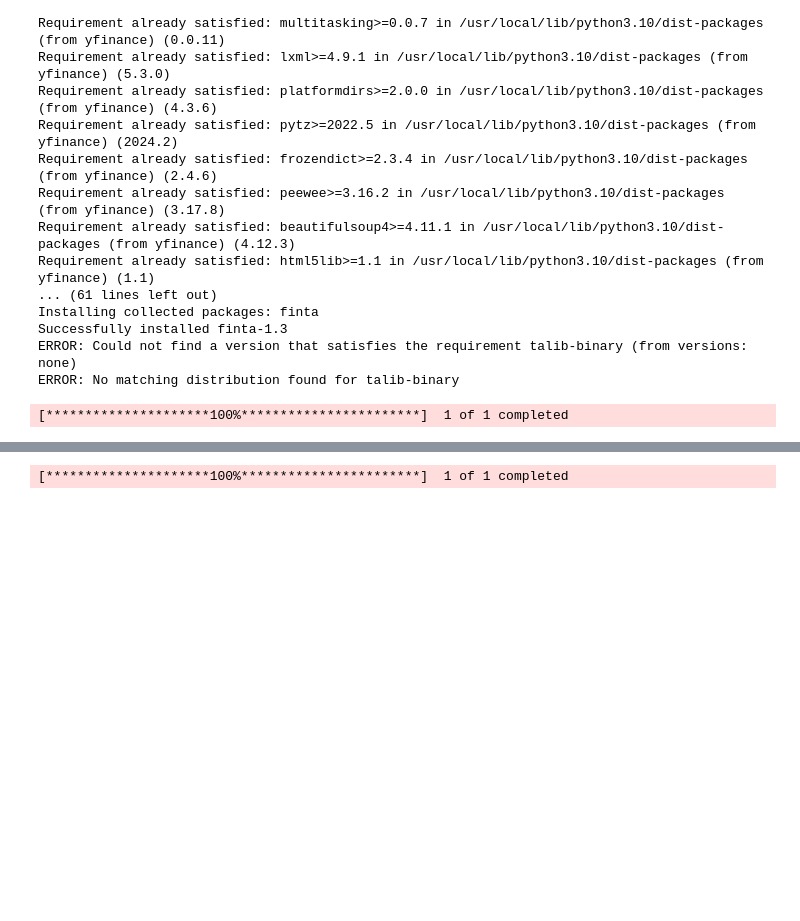
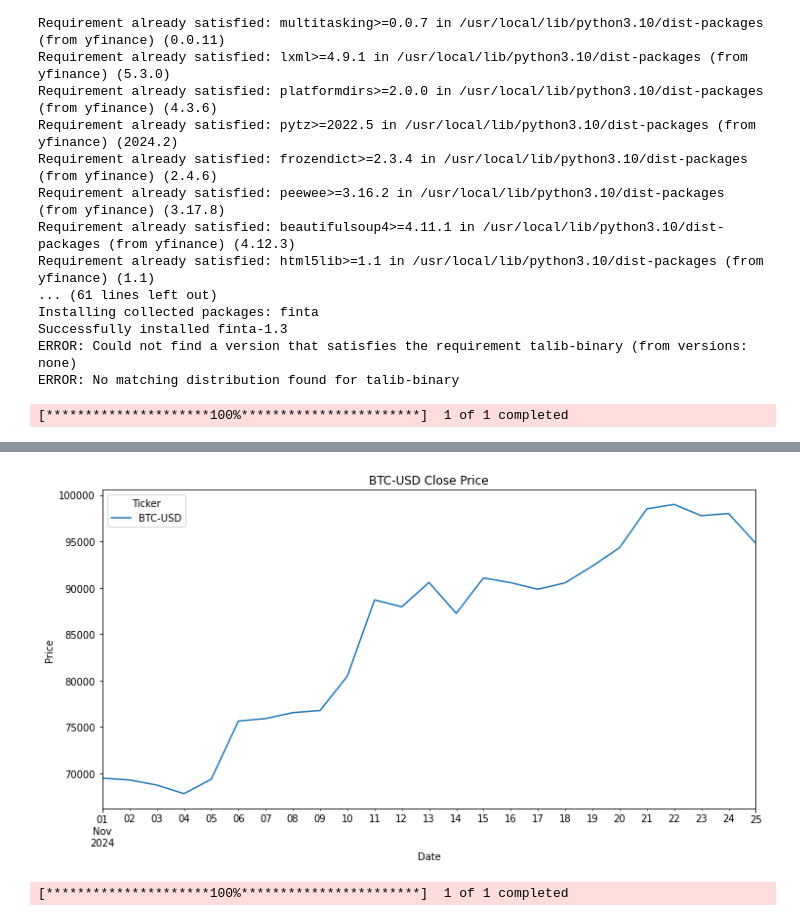
Before and after one commit to tal-rsg/analys_trade, a Jupyter notebook: analys_btc_trade.ipynb, the cells around one changed output, grey strips where cells are left out. Saved outputs shown, nothing was run; the diff lists cells and outputs as text; code cells hidden in the pictures; blank space fills up the shorter version.

```diff
--- a/analys_btc_trade.ipynb
+++ b/analys_btc_trade.ipynb
@@ -83,0 +95,4 @@ percentual_diff
+# %%
+df_btc_filter = df[df.index >= '2024-11-01']
+
+df_btc_filter.head()
@@ -84,3 +108,12 @@ percentual_diff
+# %%
+# Assuming 'Close' is the column you want to plot
+df_btc_filter['Close'].plot(figsize=(12, 6))
+plt.title('BTC-USD Close Price')
+plt.ylabel('Price')
+plt.xlabel('Date')
+plt.show()
+# %% [output]
+[figure, added]
 # %%
 df_acao_ita = yf.download('ITUB4.SA', start = '2020-01-01')
 # %% [output]
```
Also changed, not shown: parts of 8 cells of this notebook.
